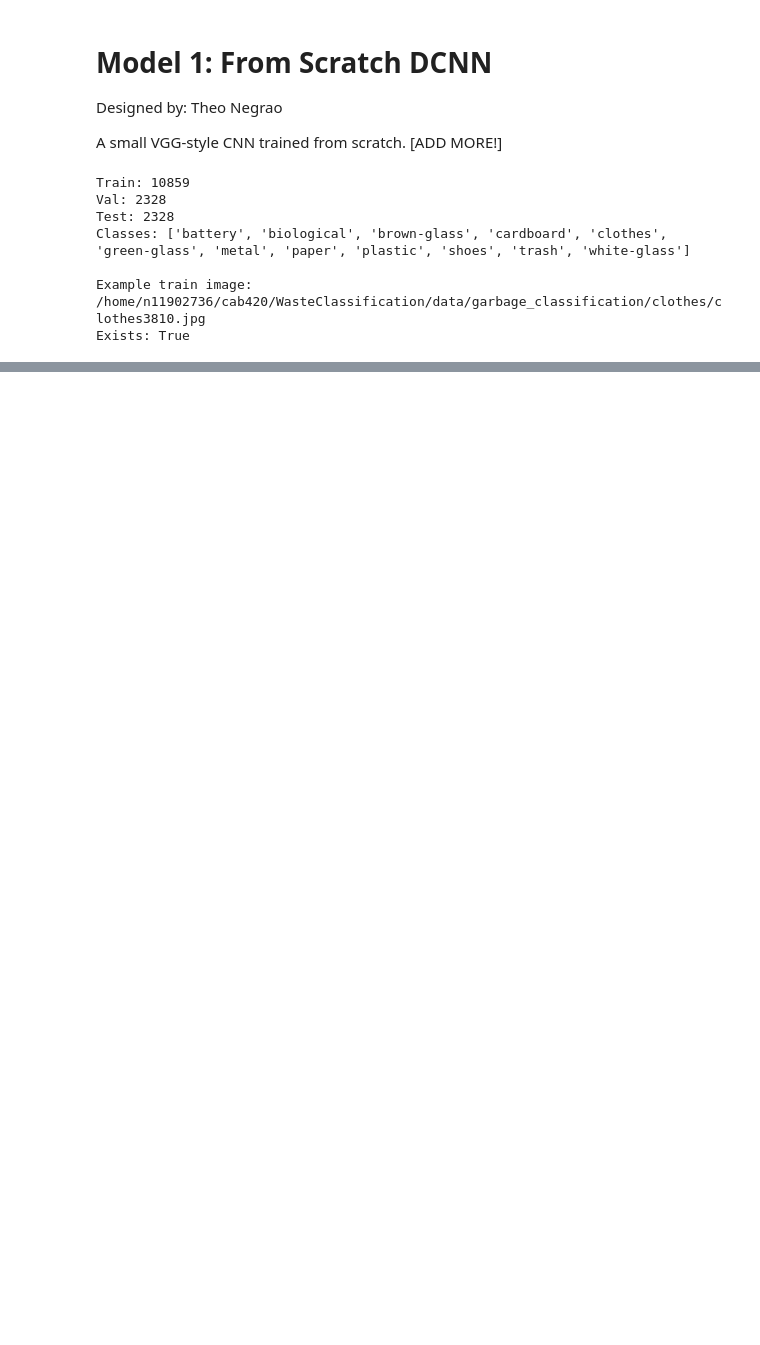
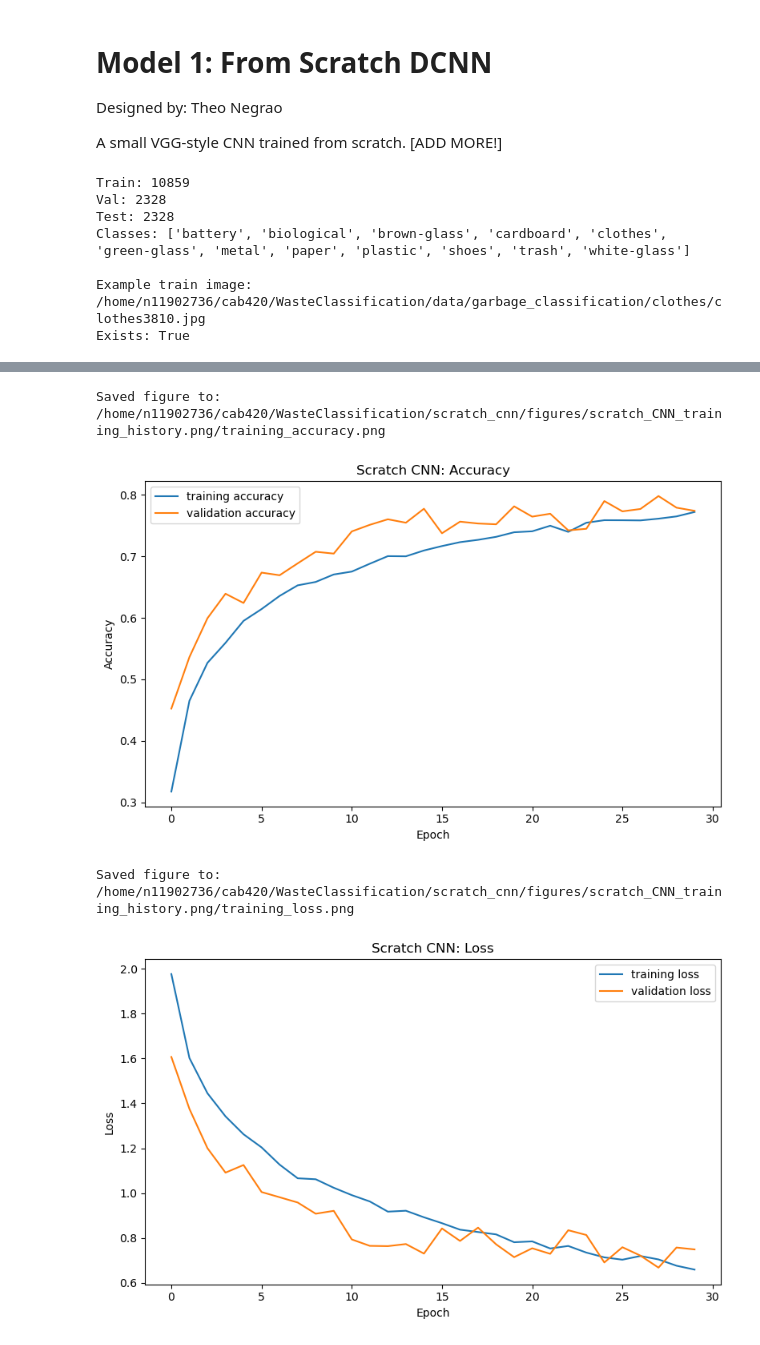
Before and after one commit to TheoD20/Waste-Classification-ML, a Jupyter notebook: scratch_cnn/scratch_cnn_model.ipynb, the cells around one changed output, grey strips where cells are left out. Saved outputs shown, nothing was run; the diff lists cells and outputs as text; code cells hidden in the pictures; blank space fills up the shorter version.

```diff
--- a/scratch_cnn/scratch_cnn_model.ipynb
+++ b/scratch_cnn/scratch_cnn_model.ipynb
@@ -74,0 +194,6 @@ Exists: True
+# %%
+class_weights = get_class_weights(train_labels)
+
+print("Class weights:")
+for label, weight in class_weights.items():
+    print(f"{label:>2d} {class_list[label]:>15s}: {weight:.3f}")
@@ -74,0 +275,31 @@ Exists: True
+# %%
+# Compile Model
+model.compile(
+    optimizer=keras.optimizers.Adam(),
+    loss="sparse_categorical_crossentropy",
+    metrics=["accuracy"],
+)
+
+# Set Callbacks
+callbacks = [
+    keras.callbacks.EarlyStopping(
+        monitor="val_loss",
+        patience=6,
+        restore_best_weights=True,
+    )
+]
+
+# Train Model
+EPOCHS = 30
+
+start_time = time.perf_counter()
+history = model.fit(
+    train_ds,
+    validation_data=val_ds,
+    epochs=EPOCHS,
+    callbacks=callbacks,
+    class_weight=class_weights,
+)
+train_time = time.perf_counter() - start_time
+
+print(f"Training time: {train_time:.2f}s")
@@ -74,0 +326,8 @@ Exists: True
+# %%
+# Show training history plots
+plot_training_history(history, title="Scratch CNN", save_dir=FIGURES_DIR/"scratch_CNN_training_history.png",)
+# %% [output]
+Saved figure to: /home/n11902736/cab420/WasteClassification/scratch_cnn/figures/scratch_CNN_training_history.png/training_accuracy.png
+[figure, added]
+Saved figure to: /home/n11902736/cab420/WasteClassification/scratch_cnn/figures/scratch_CNN_training_history.png/training_loss.png
+[figure, added]
```
Also changed, not shown: parts of 16 cells of this notebook, 8 other files.
